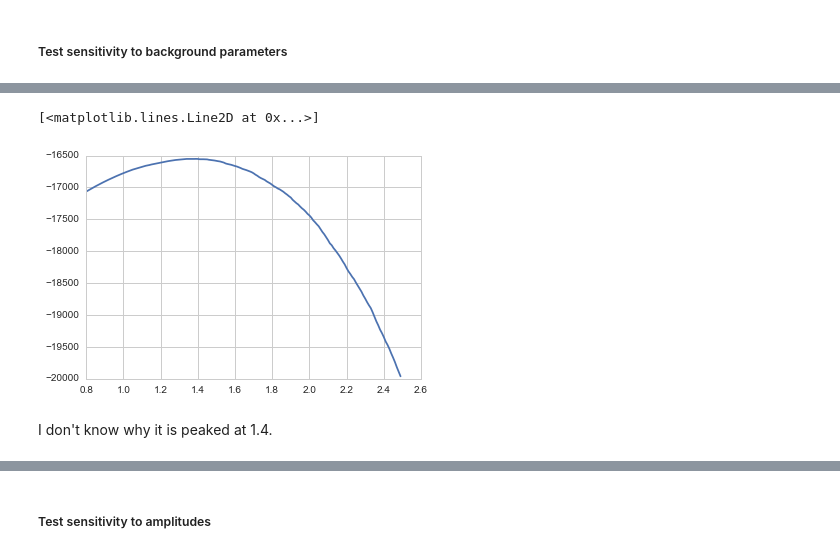
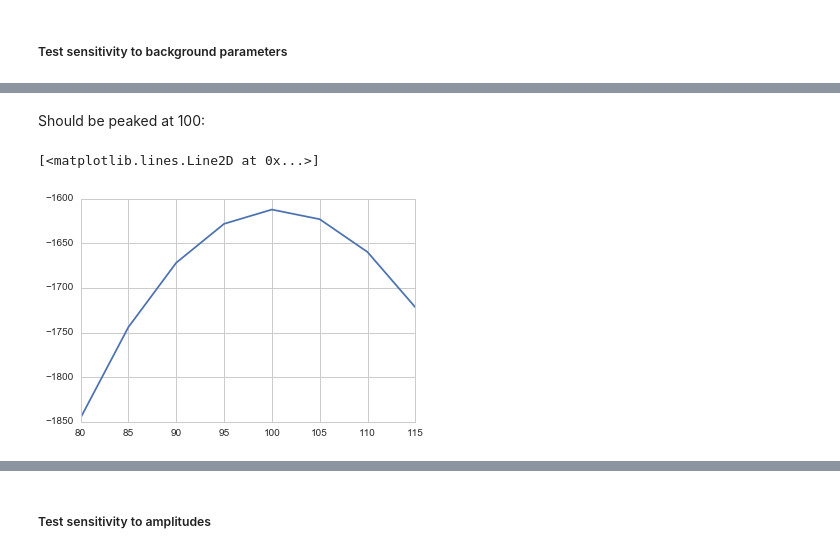
Before and after one commit to ruffinevans/sivtempfit, a Jupyter notebook: model-testing.ipynb, the cells around one changed output, grey strips where cells are left out. Cells and saved outputs as stored; diff of their text form; code cells hidden in the pictures.

```diff
--- a/model-testing.ipynb
+++ b/model-testing.ipynb
@@ -40,7 +44,7 @@ Before we do the full monte carlo treatment, let's test that our likelihood func
 # %% [markdown]
 Load simple test case, with data from the function plus gaussian noise of mean 1 and standard deviation 0.5.
 # %%
-simulated_spectrum = io.load_Spectrum("sivtempfit/exampledata/simulated_spectrum.json")
+simulated_spectrum = io.load_Spectrum("sivtempfit/exampledata/simulated_spectrum_realistic.json")
 print(simulated_spectrum.metadata['Description'])
 # %% [output]
 Data generated from two_peak_model with the following command:
@@ -57,9 +70,9 @@ These should both be peaked at 1:
+# %% [markdown]
+Should be peaked at 100:
 # %%
-test_amp_list = np.arange(0.8,2.5,0.01)
-test_ll = [two_peak_log_likelihood_Spectrum(simulated_spectrum, 500, 10, 0, 0, -30, 70, 20, 0.1, 1, x, 0.5) for x in test_amp_list]
+test_amp_list = np.arange(80,120,5)
+test_ll = [two_peak_log_likelihood_Spectrum(simulated_spectrum, 6000, 100, 0, 0, 9, 731, 15, 0.15, x, 1000, 10) for x in test_amp_list]
 plt.plot(test_amp_list, test_ll)
 # %% [output]
 [<matplotlib.lines.Line2D at 0x...>]
-[figure, old version]
+[figure, new version]
-# %% [markdown]
-I don't know why it is peaked at 1.4.
```
Also changed, not shown: parts of 30 cells of this notebook, 2 other files.
